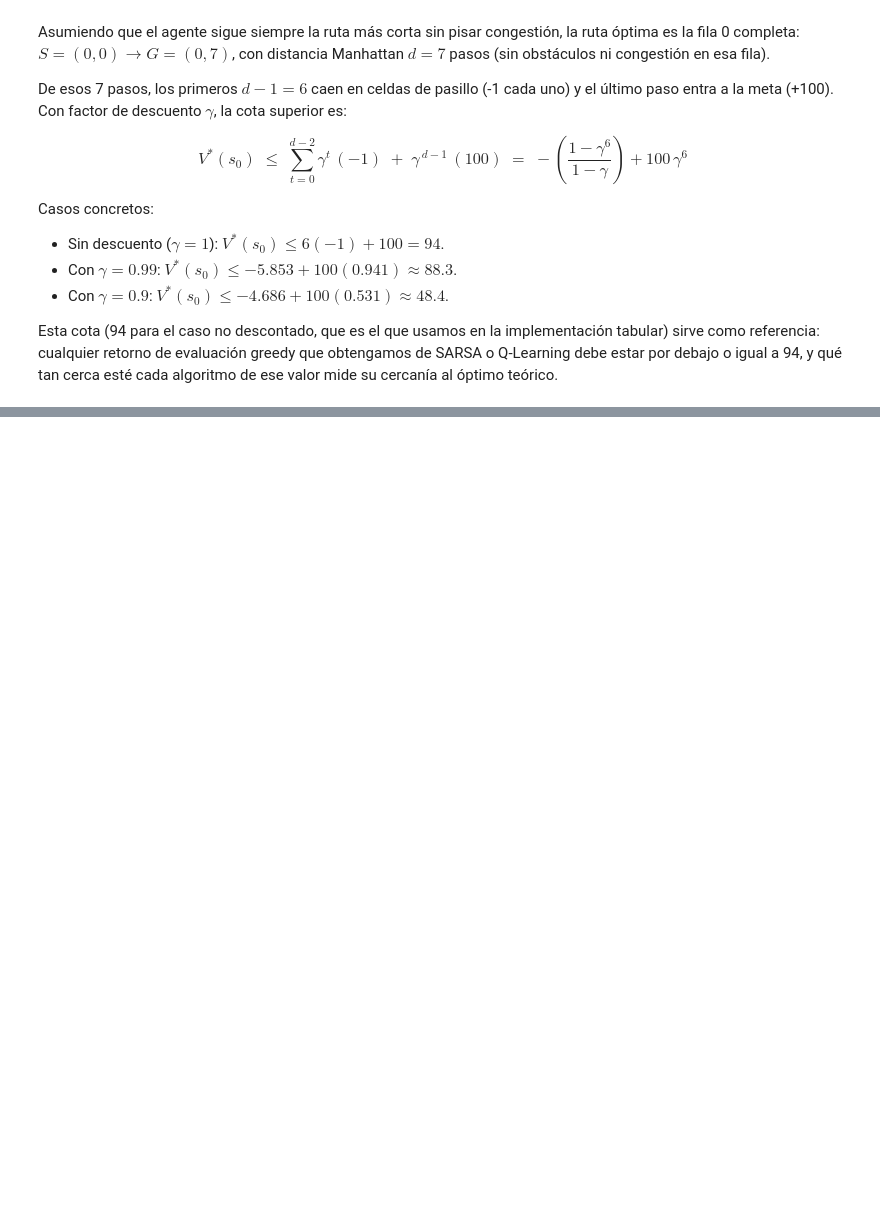
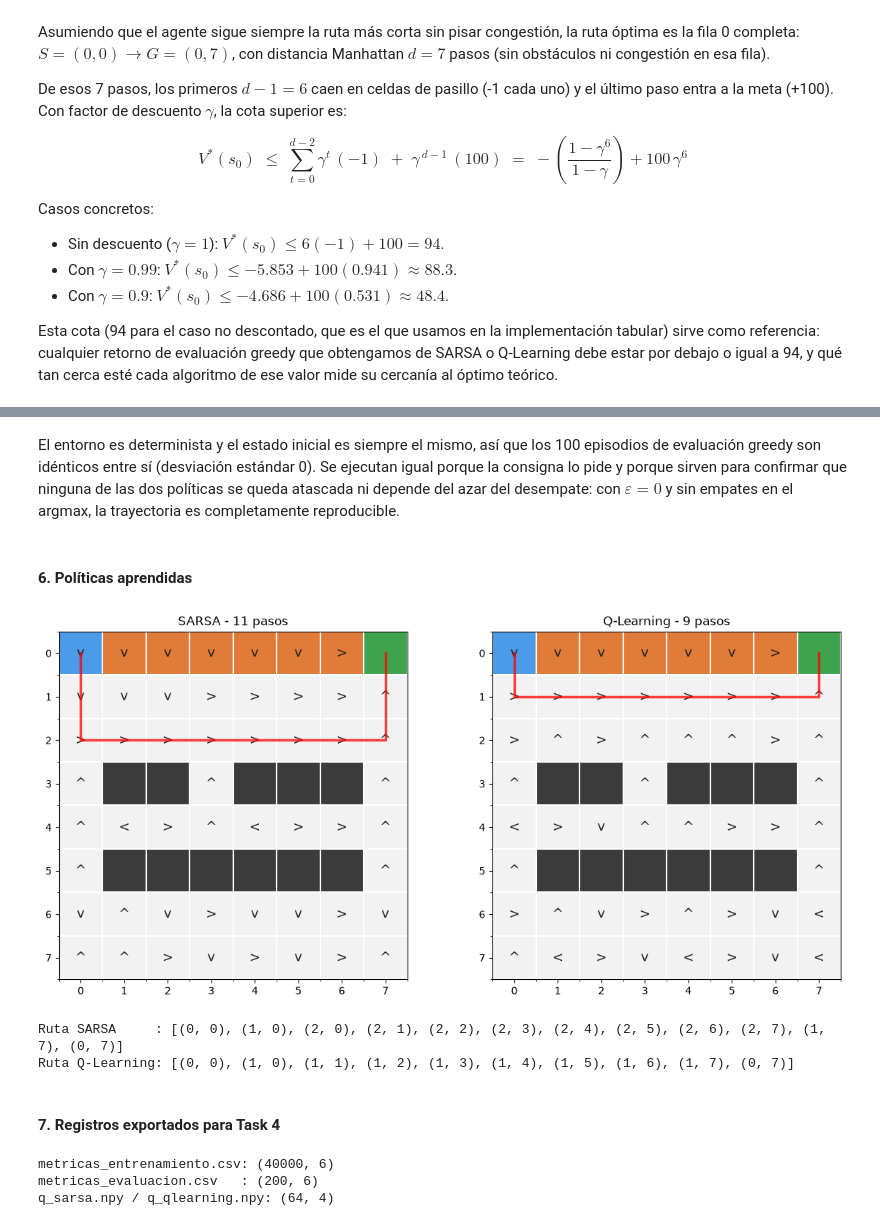
Before and after one commit to DanielDubon/RL-LAB4, a Jupyter notebook: lab4.ipynb, the cells around one changed output, grey strips where cells are left out. Drawn from its saved outputs; the diff is of its cells as text; code cells hidden in the pictures; blank space fills up the shorter version.

```diff
--- a/lab4.ipynb
+++ b/lab4.ipynb
@@ -139,0 +642,72 @@ Esta cota (94 para el caso no descontado, que es el que usamos en la implementac
+# %% [markdown]
+El entorno es determinista y el estado inicial es siempre el mismo, así que los 100 episodios de
+evaluación greedy son idénticos entre sí (desviación estándar 0). Se ejecutan igual porque la
+consigna lo pide y porque sirven para confirmar que ninguna de las dos políticas se queda atascada ni
+depende del azar del desempate: con $\varepsilon = 0$ y sin empates en el argmax, la trayectoria es
+completamente reproducible.
+# %% [markdown]
+#### 6. Políticas aprendidas
+# %%
+def ruta_greedy(env, Q):
+    """Trayectoria que sigue la politica greedy desde el inicio."""
+    estado, _ = env.reset()
+    rng = np.random.default_rng(0)
+    ruta = [env.pos]
+    while True:
+        accion = politica_epsilon_greedy(Q, estado, 0.0, rng)
+        estado, _, terminated, truncated, _ = env.step(accion)
+        ruta.append(env.pos)
+        if terminated or truncated:
+            return ruta
+
+
+def dibujar_politica(env, Q, ruta, titulo, ax):
+    cmap = ListedColormap(["#f2f2f2", "#4c9be8", "#3fa34d", "#3b3b3b", "#e07b39"])
+    ax.imshow(env._grid_codificado(), cmap=cmap, vmin=0, vmax=4)
+
+    for estado in range(env.observation_space.n):
+        f, c = env.a_posicion(estado)
+        if env.mapa[f][c] in "OG":
+            continue
+        ax.text(c, f, env.FLECHAS[int(Q[estado].argmax())], ha="center", va="center",
+                fontsize=13, color="#222")
+
+    fs, cs = zip(*ruta)
+    ax.plot(cs, fs, color="red", linewidth=2.5, alpha=0.75, zorder=3)
+    ax.set_xticks(np.arange(-0.5, env.n_cols, 1), minor=True)
+    ax.set_yticks(np.arange(-0.5, env.n_filas, 1), minor=True)
+    ax.grid(which="minor", color="white", linewidth=1.5)
+    ax.set_xticks(range(env.n_cols)); ax.set_yticks(range(env.n_filas))
+    ax.set_title(titulo)
+
+
+ruta_s = ruta_greedy(env, Q_sarsa)
+ruta_q = ruta_greedy(env, Q_qlearning)
+
+fig, axes = plt.subplots(1, 2, figsize=(12, 5.5))
+dibujar_politica(env, Q_sarsa, ruta_s, f"SARSA - {len(ruta_s) - 1} pasos", axes[0])
+dibujar_politica(env, Q_qlearning, ruta_q, f"Q-Learning - {len(ruta_q) - 1} pasos", axes[1])
+plt.tight_layout()
+plt.show()
+
+print("Ruta SARSA     :", ruta_s)
+print("Ruta Q-Learning:", ruta_q)
+# %% [output]
+[figure, added]
+Ruta SARSA     : [(0, 0), (1, 0), (2, 0), (2, 1), (2, 2), (2, 3), (2, 4), (2, 5), (2, 6), (2, 7), (1, 7), (0, 7)]
+Ruta Q-Learning: [(0, 0), (1, 0), (1, 1), (1, 2), (1, 3), (1, 4), (1, 5), (1, 6), (1, 7), (0, 7)]
+# %% [markdown]
+#### 7. Registros exportados para Task 4
+# %%
+train.to_csv("metricas_entrenamiento.csv", index=False)
+evaluacion.to_csv("metricas_evaluacion.csv", index=False)
+np.save("q_sarsa.npy", Q_sarsa)
+np.save("q_qlearning.npy", Q_qlearning)
+
+print("metricas_entrenamiento.csv:", train.shape)
+print("metricas_evaluacion.csv   :", evaluacion.shape)
+print("q_sarsa.npy / q_qlearning.npy:", Q_sarsa.shape)
+# %% [output]
+metricas_entrenamiento.csv: (40000, 6)
+metricas_evaluacion.csv   : (200, 6)
+q_sarsa.npy / q_qlearning.npy: (64, 4)
```
Also changed, not shown: parts of 18 cells of this notebook, 4 other files.
